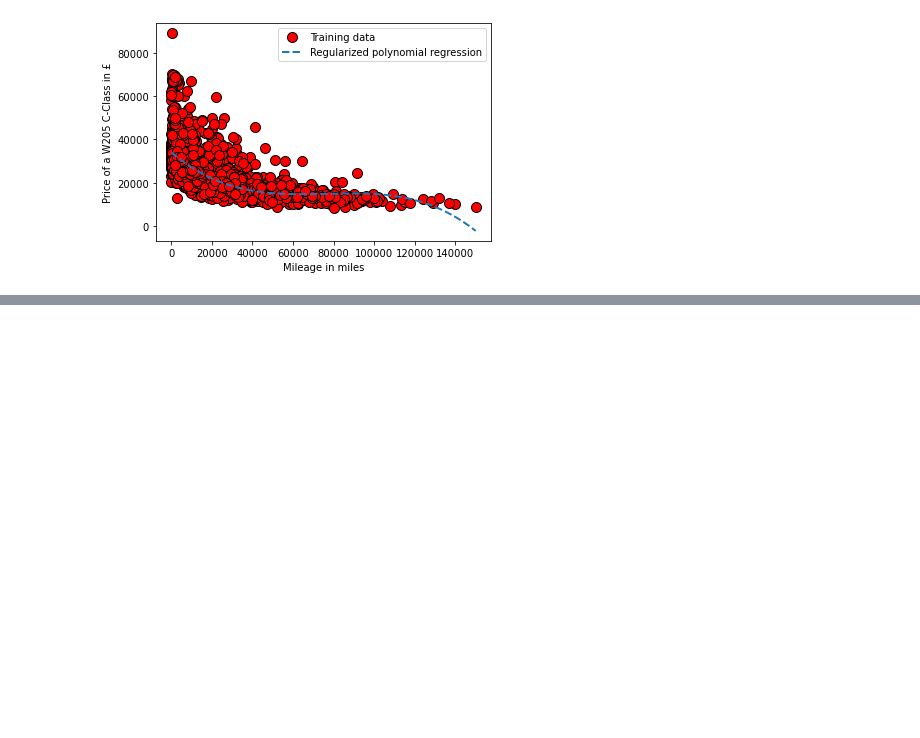
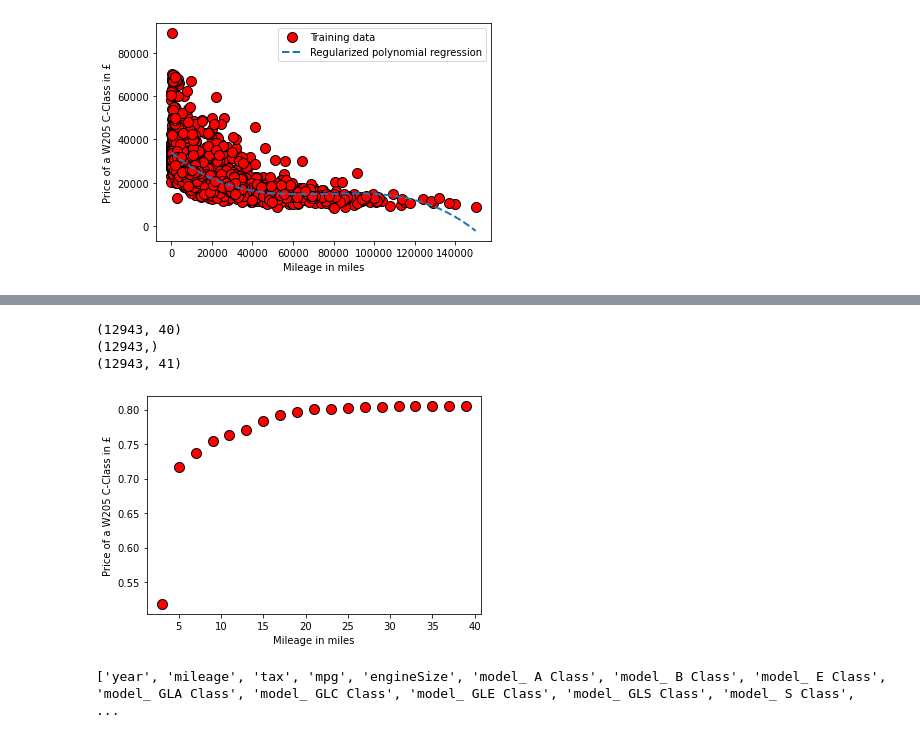
Before and after one commit to LuigiGuerriero1999/machine_learning_project, a Jupyter notebook: Machine Learning Project UK Used Car Data .ipynb, the cells around one changed output, grey strips where cells are left out. Cells and saved outputs as stored; diff of their text form; code cells hidden in the pictures; blank space fills up the shorter version.

```diff
--- a/Machine Learning Project UK Used Car Data .ipynb
+++ b/Machine Learning Project UK Used Car Data .ipynb
@@ -587,5 +495,0 @@ plotData(no_of_features, r_squared)
-# %%
-selector = SelectKBest(f_regression, k = 25)
-X_train_transformed = selector.fit_transform(X_mercedes, y_mercedes)
-features_columns = column_names_mercedes[selector.get_support()]
-print(features_columns.to_numpy().tolist())
@@ -774,0 +585,37 @@ IndexError: invalid index to scalar variable.
+# %%
+#data
+X_mercedes = np.delete(mercedes_expanded_numpy_norm, 1, axis=1)
+y_mercedes = mercedes_expanded_numpy_norm[:,1]
+print(X_mercedes.shape)
+print(y_mercedes.shape)
+print(mercedes_expanded_numpy_norm.shape)
+
+
+#for features
+no_of_features = []
+r_squared = []
+
+
+for k in range(3, 40, 2):
+    selector = SelectKBest(f_regression, k = k)
+    X_transformed = selector.fit_transform(X_mercedes, y_mercedes)
+    regressor = LinearRegression()
+    regressor.fit(X_transformed, y_mercedes)
+    no_of_features.append(k)
+    teller = (1-(regressor.score(X_transformed, y_mercedes)))*(y_mercedes.size-1)
+    noemer = y_mercedes.size-1
+    r_squared.append(1-(teller/noemer))
+
+plotData(no_of_features, r_squared)
+# %% [output]
+(12943, 40)
+(12943,)
+(12943, 41)
+[figure, added]
+# %%
+selector = SelectKBest(f_regression, k = 20)
+X_train_transformed = selector.fit_transform(X_mercedes, y_mercedes)
+features_columns = column_names_mercedes[selector.get_support()]
+print(features_columns.to_numpy().tolist())
+# %% [output]
+['year', 'mileage', 'tax', 'mpg', 'engineSize', 'model_ A Class', 'model_ B Class', 'model_ E Class', 'model_ GLA Class', 'model_ GLC Class', 'model_ GLE Class', 'model_ GLS Class', 'model_ S Class',  ...
```
Also changed, not shown: parts of 44 cells of this notebook.
